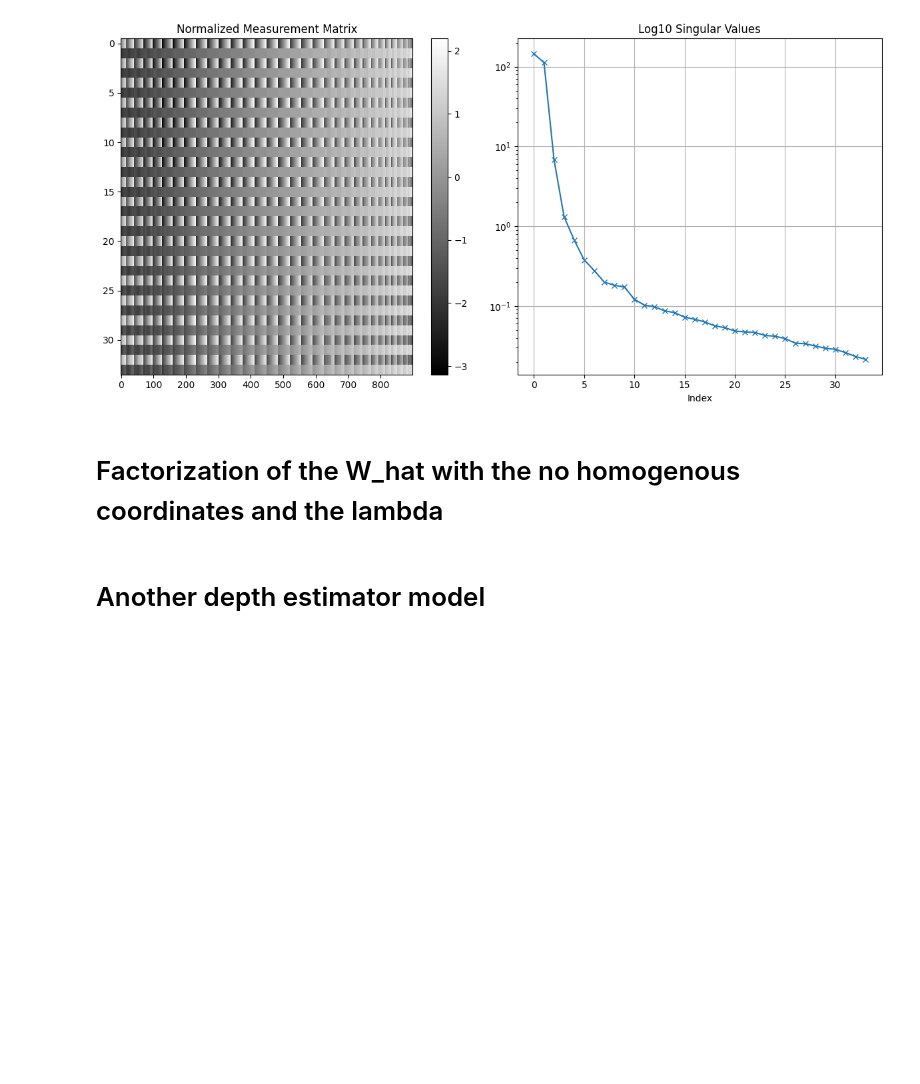
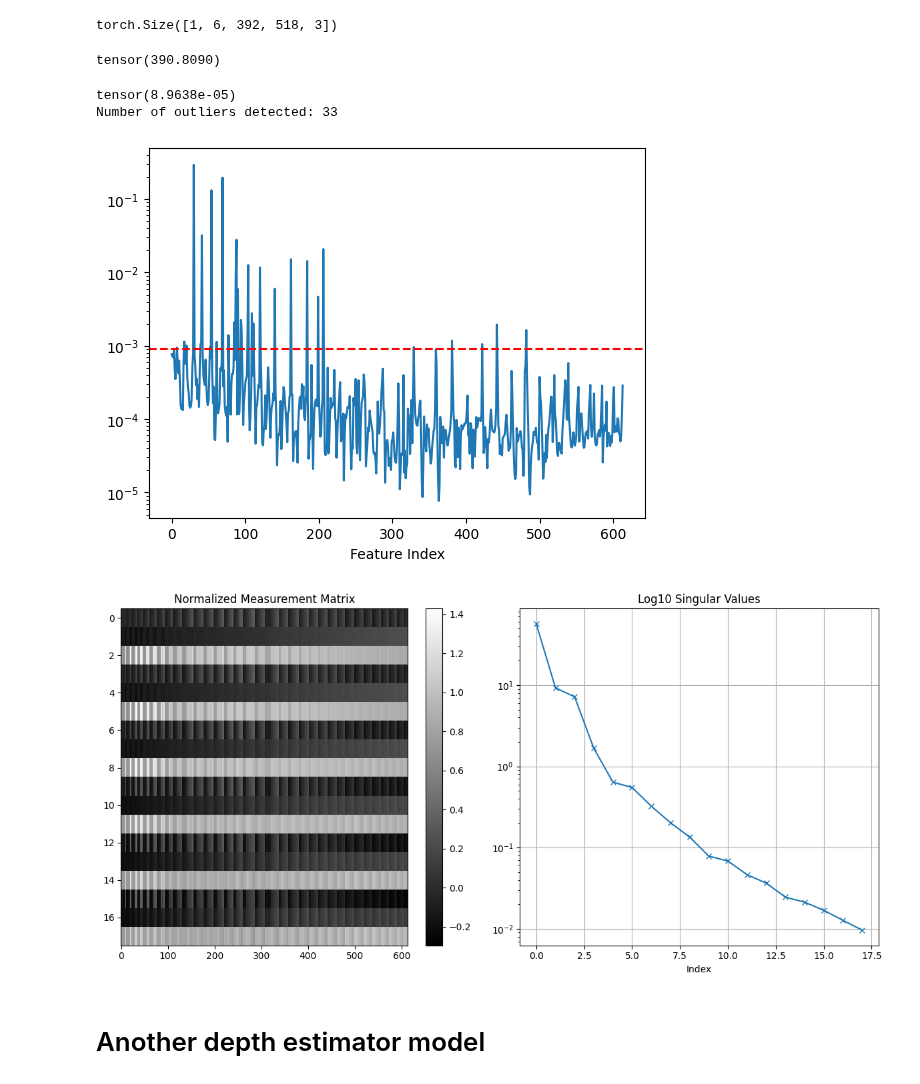
Before and after one commit to manel-ferreira-01/trackers, a Jupyter notebook: test.ipynb, the cells around one changed output. Drawn from its saved outputs; the diff is of its cells as text; code cells hidden in the pictures; blank space fills up the shorter version.

```diff
--- a/test.ipynb
+++ b/test.ipynb
@@ -26,7 +26,7 @@ device = "cuda:0"
 
 #path = "../mast3r/images_in/casa_bea_4_photos"
 path = "../mast3r/images_in/casa_bea_4_photos"
-path = "../mast3r/images_in/lixo_lab.mp4"
+#path = "../mast3r/images_in/lixo_lab.mp4"
 #video_resized, video = read_video_or_images("../mast3r/images_in/bordalo.mp4",model_video_size, device)
 
 video_square, _ = read_video_or_images(path)
@@ -45,8 +43,8 @@ query_points_initial = torch.tensor(
 
 #creata tensors for the video information
 frame_cut = max(20, len(video_square))
-#frame_cut = 106
-frame_skip = 7
+frame_cut = 106
+frame_skip = 1
 video_tensor = torch.cat([(frame).unsqueeze(0) for frame in video_square]).unsqueeze(0)[:,0:frame_cut:frame_skip,...] # 1, time, H, W, 3
 video_tensor = torch.clip(video_tensor, -1, 1)
 num_frames = video_tensor.shape[1]
@@ -447,6 +415,14 @@ plot_depth_tensor_grid(torch.tensor(np.load(io.BytesIO(unwrap_value(response.dat
+# %%
+video_tensor.shape
+# %% [output]
+torch.Size([1, 6, 392, 518, 3])
+# %%
+obs_mat[1,:].max()
+# %% [output]
+tensor(390.8090)
 # %%
 import io
-from src.projective_factorization import build_depth_weighted_matrix
+from src.projective_factorization import build_depth_weighted_matrix, get_subspace_outlier_indices
 
 vggt_depth_tensor = torch.tensor(np.load(io.BytesIO(unwrap_value(response.data["depth"]))))  # 1, time, H, W, 1
 vggt_conf_tensor = torch.tensor(np.load(io.BytesIO(unwrap_value(response.data["depth_conf"]))))  # 1, time, H, W, 1
@@ -455,48 +431,41 @@ extrinsics = torch.tensor(np.load(io.BytesIO(unwrap_value(response.data["extrins
 wrld_pts = torch.tensor(np.load(io.BytesIO(unwrap_value(response.data["world_points"])))) # 1, #frame, H, W, 3
 
 # need to resize the observation matrix to the size of the depth tensor
 W_vggt = obs_mat.clone()
 W_vggt[0::2,:] *=  (vggt_depth_tensor.shape[2] / video_tensor.shape[2])
 W_vggt[1::2,:] *=  (vggt_depth_tensor.shape[3] / video_tensor.shape[3])
 
 # average all intrinsic matrices
-K_vggt = torch.mean(instrisics, dim=0) # TODO: this needs to be resized due to the tracks
-#K = torch.eye(3)
+K_vggt = (instrisics) # TODO: this needs to be resized due to the tracks
 
-frames_to_use = vggt_depth_tensor.shape[1]
-W_depth_vggt, tracks_lambda_vggt, T, vggt_rays_norm = build_depth_weighted_matrix(W_vggt, vggt_depth_tensor.squeeze(),
-                                            Ks=instrisics)
+W_vggt, tracks_lambda_vggt = build_depth_weighted_matrix(W_vggt,
+                                                (vggt_depth_tensor.squeeze()),
+                                                Ks=instrisics)
 
+W_depth_vggt = W_vggt * tracks_lambda_vggt.repeat_interleave(3,0)
 
-U, S, Vh = torch.linalg.svd(W_depth_vggt, full_matrices=False)
-r = 4
-Ur = U[:, :r]
-Sr = torch.diag(S[:r])
-Vr = Vh[:r, :]
-
-Ssqrt = torch.linalg.cholesky(Sr)
-Motion = Ur @ Ssqrt
-Sshape = Ssqrt @ Vr                # (4,  P)
-W_hat = Motion @ Sshape
+_, outliers_mask_vggt,_ = get_subspace_outlier_indices(W_depth_vggt, \
+                                                    rank=4, threshold=10, use_relative=True)
 
 #X3d = Sshape[:3, :] / Sshape[3:4, :]
 fig, axes = plt.subplots(1, 2, figsize=(12, 6))
 
 # Plot the normalized measurement matrix
 im1 = axes[0].imshow(W_depth_vggt, aspect='auto', cmap='gray', interpolation='none')
 axes[0].set_title("Normalized Measurement Matrix")
 fig.colorbar(im1, ax=axes[0])
 
 # Plot the singular values in log scale
 axes[1].plot(torch.linalg.svd(W_depth_vggt)[1], "-x")
 axes[1].set_xlabel("Index")
 axes[1].set_title("Log10 Singular Values")
 axes[1].set_yscale('log')
 axes[1].grid(True)
 
 plt.tight_layout()
 plt.show(fig)
 # %% [output]
+tensor(8.9638e-05)
+Number of outliers detected: 33
-[figure, old version]
+[figure, new version]
+[figure, added]
-# %% [markdown]
-# Factorization of the W_hat with the no homogenous coordinates and the lambda
```
Also changed, not shown: parts of 50 cells of this notebook, 3 other files.
